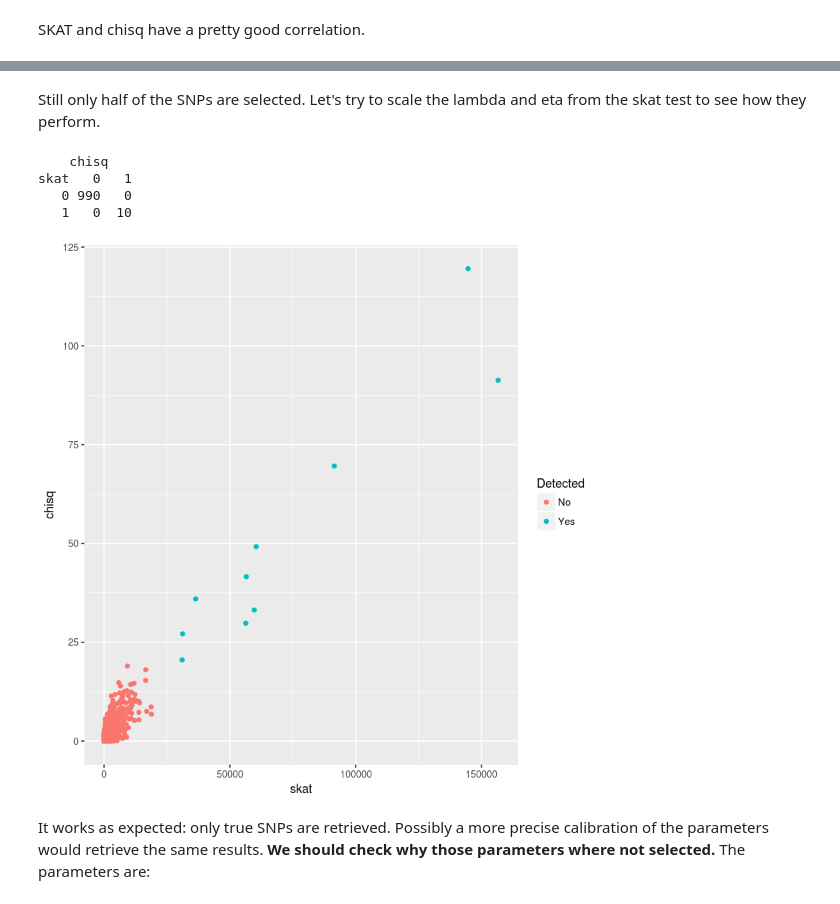
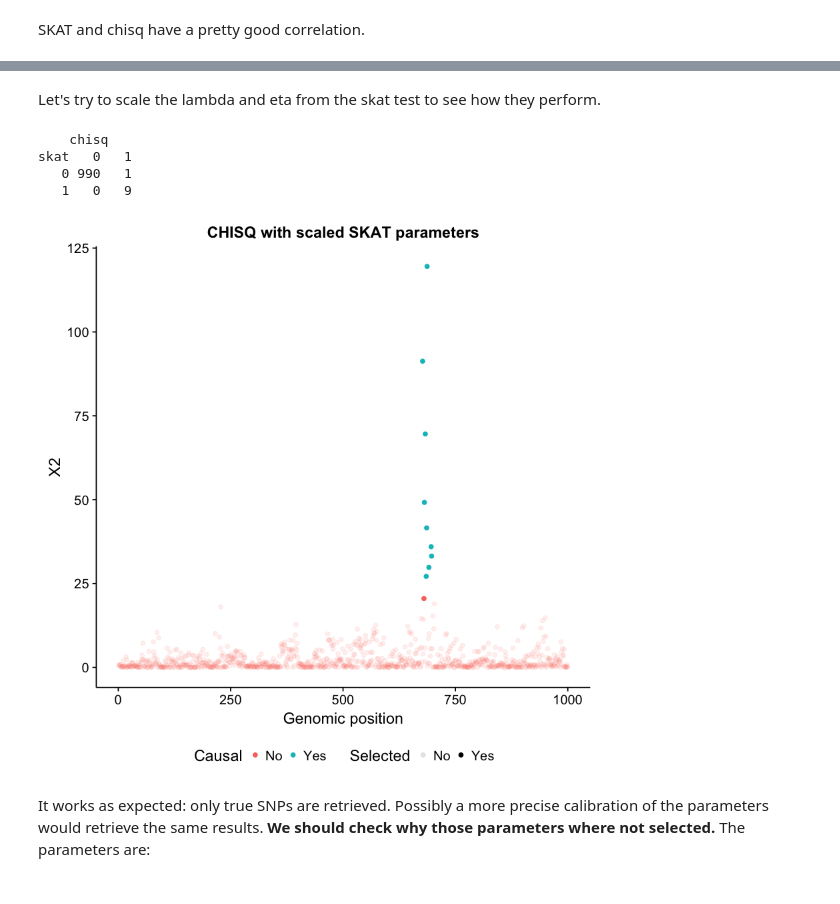
Before and after one commit to hclimente/genewa, a Jupyter notebook: logbook/simplest_example_1.ipynb, the cells around one changed output, grey strips where cells are left out. Drawn from its saved outputs; the diff is of its cells as text; code cells hidden in the pictures.

```diff
--- a/logbook/simplest_example_1.ipynb
+++ b/logbook/simplest_example_1.ipynb
@@ -37,7 +37,7 @@ The following object is masked from ‘package:tidyr’:
 # %% [markdown]
 # Network structure
 # %%
-net <- read_delim(paste0(wd, "network.txt"), delim = " ", col_names = F)
+net <- read_delim(paste0(wd, "network.txt"), delim = " ", col_names = F, col_types = "iiii")
 
 scores <- net %>%
   set_colnames(c("chr","pos","chr2","pos2")) %>%
@@ -78,15 +71,15 @@ Dominik's example portrays a case with a single causal gene, of which only a few
 # do a CONSISTENCY gridsearch for skat and chisq
 ## 40 x 40 grid
 skat40.sets = list(test_statistic = SKAT, nParameters = 40)
-skat40 <- runScones(d$X, d$Y, d$net, skat40.sets)
+skat40 <- runGin(d$X, d$Y, d$net, skat40.sets)
 
 chisq40.sets = list(test_statistic = CHISQ, nParameters = 40)
-chisq40 <- runScones(d$X, d$Y, d$net, chisq40.sets)
+chisq40 <- runGin(d$X, d$Y, d$net, chisq40.sets)
 # %%
 ## 10 x 10 grid
 skat10.sets <- list(test_statistic = SKAT, nParameters = 10)
-skat10 <- runScones(d$X, d$Y, d$net, skat10.sets)
+skat10 <- runGin(d$X, d$Y, d$net, skat10.sets)
 
 chisq10.sets <- list(test_statistic = CHISQ, nParameters = 10)
-chisq10 <- runScones(d$X, d$Y, d$net, chisq10.sets)
+chisq10 <- runGin(d$X, d$Y, d$net, chisq10.sets)
 # %%
@@ -134,11 +127,0 @@ However, chisq is underperforming at the detection. Let's try without enforcing
-# %%
-chisq40.sets.noCV <- chisq40.sets
-chisq40.sets.noCV$lambdas <- c(chisq40$lambda)
-chisq40.sets.noCV$etas <- c(chisq40$eta)
-chisq40.sets.noCV$autoParameters <- FALSE
-
-chisq <- runScones(d$X, d$Y, d$net, chisq40.sets.noCV)
-data.frame(skat = skat10$scores, chisq = chisq$scores, causal = chisq$indicator) %>%
-    mutate(Detected = ifelse(causal == 1, "Yes", "No")) %>%
-    ggplot(aes(x = skat, y = chisq)) +
-        geom_point(aes(color = Detected))
@@ -147,31 +140,37 @@ data.frame(skat = skat10$scores, chisq = chisq$scores, causal = chisq$indicator)
 # %% [markdown]
-Still only half of the SNPs are selected. Let's try to scale the lambda and eta from the skat test to see how they perform.
+Let's try to scale the lambda and eta from the skat test to see how they perform.
 # %%
 fit <- data.frame(skat = skat10$scores, chisq = chisq10$scores) %>%
     lm( skat ~ chisq, data = .)
 
 lambda <- skat10$lambda/fit$coefficients[2]
 eta <- skat10$eta/fit$coefficients[2]
 
 chisq.opt.sets <- chisq40.sets
 chisq.opt.sets$lambdas <- c(lambda)
 chisq.opt.sets$etas <- c(eta)
 chisq.opt.sets$autoParameters <- FALSE
 
-chisq <- runScones(d$X, d$Y, d$net, chisq.opt.sets)
-data.frame(skat = skat10$scores, chisq = chisq$scores, causal = chisq$indicator) %>%
-    mutate(Detected = ifelse(causal == 1, "Yes", "No")) %>%
-    ggplot(aes(x = skat, y = chisq)) +
-        geom_point(aes(color = Detected))
+chisq <- runGin(d$X, d$Y, d$net, chisq.opt.sets)
+
+data.frame(y = chisq$scores, selected = chisq$indicator, causal = skat10$indicator) %>%
+    mutate(x = 1:n()) %>%
+    ggplot(aes(x = x, color = ifelse(causal == 1, "Yes", "No"),
+               y = y, alpha = ifelse(selected == 1, "Yes", "No"))) +
+        geom_point() +
+        labs(x = "Genomic position", y = "X2",
+             alpha = "Selected", color = "Causal",
+             title = "CHISQ with scaled SKAT parameters") +
+        theme(legend.position="bottom")
 
 data.frame(skat = skat10$indicator, chisq = chisq$indicator) %>%
     table
 # %% [output]
     chisq
 skat   0   1
-   0 990   0
-   1   0  10
+   0 990   1
+   1   0   9
-[figure, old version]
+[figure, new version]
 # %% [markdown]
 It works as expected: only true SNPs are retrieved. Possibly a more precise calibration of the parameters would retrieve the same results. **We should check why those parameters where not selected.** The parameters are:
 # %%
```
Also changed, not shown: parts of 9 cells of this notebook.
